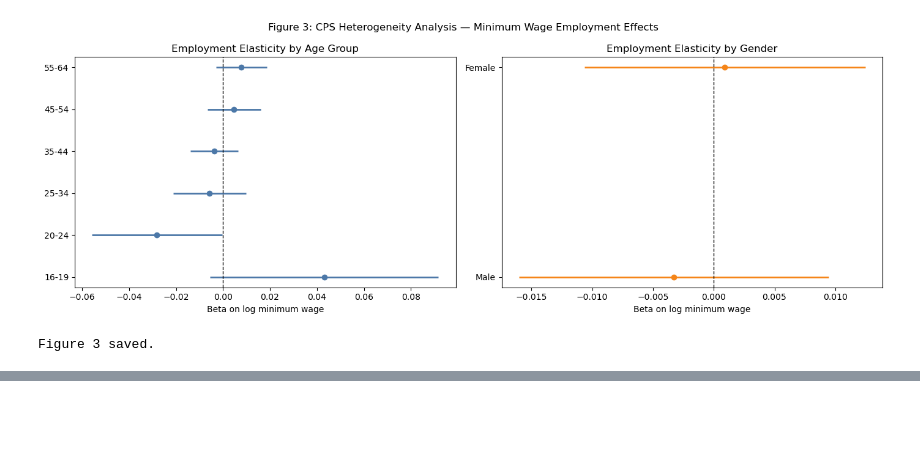
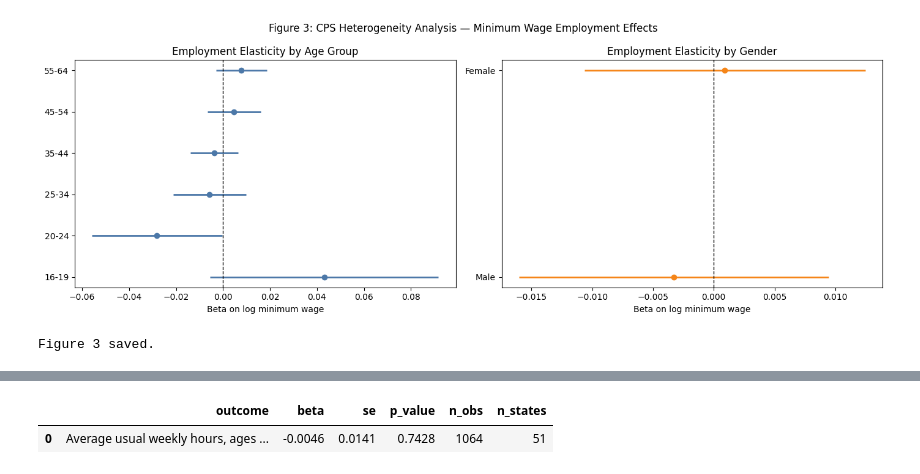
Before and after one commit to Gechyb/IDS_701-Causal-Inference_Final, a Jupyter notebook: notebooks/09_cps_heterogeneity.ipynb, the cells around one changed output, grey strips where cells are left out. Cells and saved outputs as stored; diff of their text form; code cells hidden in the pictures; blank space fills up the shorter version.

```diff
--- a/notebooks/09_cps_heterogeneity.ipynb
+++ b/notebooks/09_cps_heterogeneity.ipynb
@@ -319,0 +326,57 @@ Figure 3 saved.
+# %%
+# Intensive-margin check for workers ages 20-24.
+# UHRSWORKT records usual weekly hours worked. We restrict to employed workers
+# with positive, finite hours and collapse to state-year weighted means.
+cps_clean = pd.read_parquet(ROOT / "data" / "intermediate" / "cps_clean.parquet")
+cps_clean = cps_clean[cps_clean["year"].between(FIRST_YEAR, LAST_YEAR)].copy()
+
+hours_sample = cps_clean[
+    (cps_clean["age_group"] == "20-24")
+    & (cps_clean["employed"] == 1)
+    & cps_clean["UHRSWORKT"].notna()
+    & cps_clean["UHRSWORKT"].between(1, 98)
+].copy()
+hours_sample["weighted_hours"] = hours_sample["UHRSWORKT"] * hours_sample["weight"]
+
+young_hours_panel = (
+    hours_sample.groupby(["state_fips", "year"], as_index=False)
+    .agg(
+        weighted_hours=("weighted_hours", "sum"),
+        total_weight=("weight", "sum"),
+        n_individuals=("UHRSWORKT", "size"),
+    )
+)
+young_hours_panel["avg_hours"] = (
+    young_hours_panel["weighted_hours"] / young_hours_panel["total_weight"]
+)
+young_hours_panel = young_hours_panel.merge(
+    mw[["state_fips", "year", "min_wage"]], on=["state_fips", "year"], how="left"
+)
+young_hours_panel["log_min_wage"] = np.log(young_hours_panel["min_wage"])
+young_hours_panel["log_hours"] = np.log(young_hours_panel["avg_hours"].clip(lower=0.001))
+
+young_hours_result = run_twfe(
+    young_hours_panel,
+    y_col="log_hours",
+    x_col="log_min_wage",
+)
+
+young_hours_table = pd.DataFrame(
+    [
+        {
+            "outcome": "Average usual weekly hours, ages 20-24",
+            "beta": young_hours_result["beta"],
+            "se": young_hours_result["se"],
+            "p_value": young_hours_result["p_value"],
+            "n_obs": young_hours_result["n_obs"],
+            "n_states": young_hours_result["n_states"],
+        }
+    ]
+)
+for col in ["beta", "se", "p_value"]:
+    young_hours_table[col] = young_hours_table[col].round(4)
+
+young_hours_table
+# %% [output]
+|  | outcome | beta | se | p_value | n_obs | n_states |
+| 0 | Average usual weekly hours, ages ... | -0.0046 | 0.0141 | 0.7428 | 1064 | 51 |
```
Also changed, not shown: parts of 6 cells of this notebook, 2 other files.
